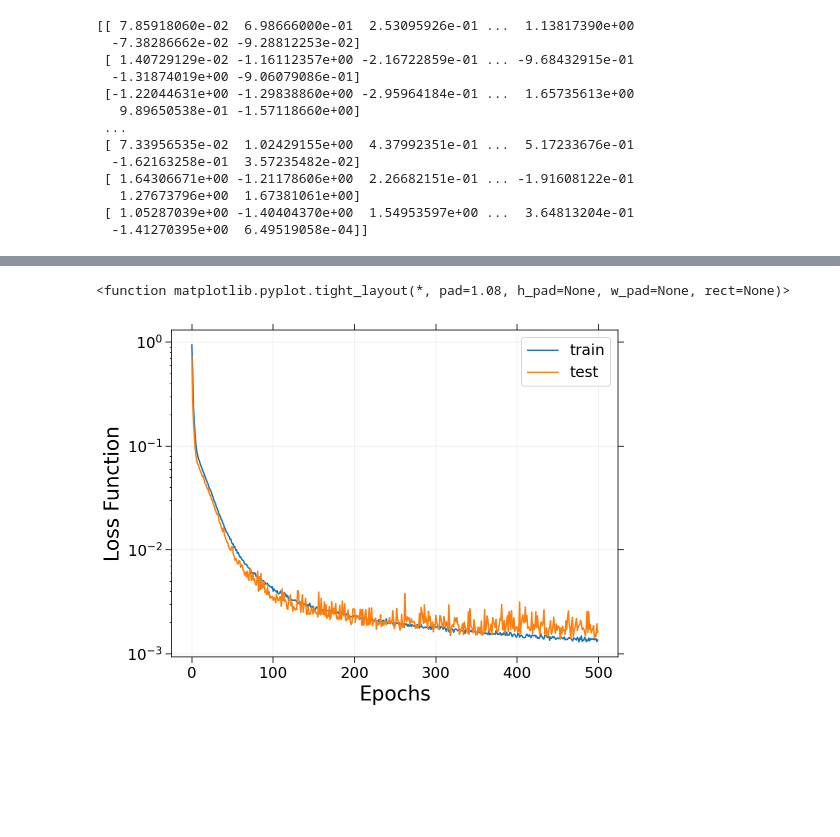
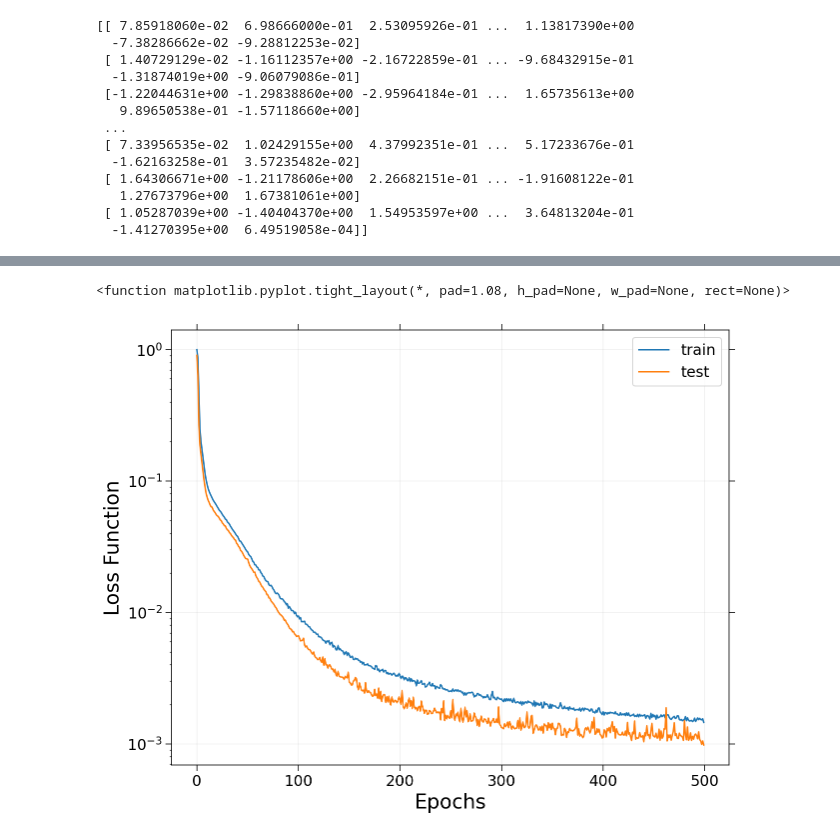
Before and after one commit to MSN64/Cosmo_Internship, a Jupyter notebook: emulator_7dim/EMULATOR_Internship_Main_7dim8000_FIX_500-ALR.ipynb, the cells around one changed output, grey strips where cells are left out. Drawn from its saved outputs; the diff is of its cells as text; code cells hidden in the pictures; blank space fills up the shorter version.

```diff
--- a/emulator_7dim/EMULATOR_Internship_Main_7dim8000_FIX_500-ALR.ipynb
+++ b/emulator_7dim/EMULATOR_Internship_Main_7dim8000_FIX_500-ALR.ipynb
@@ -177,12 +178,12 @@ plt.tight_layout()
 train_input_data = StandardScaler()
 test_output_data = StandardScaler()
 
-scaled_input = train_input_data.fit(input_data)                    # Compute the mean and std to be used for later scaling
-scaled_output = test_output_data.fit(output_data)
+scaled_input = train_input_data.fit(input_data.values)                    # Compute the mean and std to be used for later scaling
+scaled_output = test_output_data.fit(output_data.values)
 
 # Generating the standardized values of input and output:
-X = scaled_input.transform(input_data)                             # Perform standardisation by centring and scaling
-y = scaled_output.transform(output_data)                           # z = (x - u) / s
+X = scaled_input.transform(input_data.values)                             # Perform standardisation by centring and scaling
+y = scaled_output.transform(output_data.values)                           # z = (x - u) / s
 print(X)
 # %% [output]
 [[-0.49298496  1.42006517 -0.57569039 ...  1.12648255  1.13037967
@@ -295,7 +296,8 @@ tf_model.add(Dense(units=500, kernel_initializer='normal', activation='relu'))
 #Defining the output layer of the model
 tf_model.add(Dense(500, kernel_initializer='normal'))
 
-opt=tf.keras.optimizers.RMSprop(lr=4e-05, epsilon=1e-08)
+#opt=tf.keras.optimizers.RMSprop(learning_rate=4e-05, epsilon=1e-08)
+opt=tf.keras.optimizers.Adam(learning_rate=2e-05, beta_1=0.9, beta_2=0.999, epsilon=1e-08, decay=0.0)
 
 # Compiling the model
 tf_model.compile(optimizer=opt, loss='mean_squared_error', metrics=['accuracy'])
@@ -310,8 +312,14 @@ print('Accuracy:', 100-MAPE)
 #lr=0.001
 #90.0394087282938, RMSprop opt., lr=1e-04, epsilon=1e-08, 500 epochs, 500 units, Dropout 0.2, 2 hidden layers
 #89.92352064800525, lr=4e-05
-#87.288041475825, 600 units
-#89.6772378365107, 500 units, dropout=0.1
+#87.288041475825, lr=4e-05, 600 units
+#89.6772378365107, lr=4e-05, 500 units, dropout=0.1
+#89.6772378365107, lr=0.001, 500 units, dropout=0.1, adam opt.
+#90.85019412805444, lr=1e-04, 500 units, dropout=0.1, adam opt. !!
+#89.10977293694084, lr=8e-05, 500 units, dropout=0.1, adam opt.
+#82.71311320358983 lr=1e-04, 500 units, dropout=0.1, adam opt., 3 hidden layers
+#89.09635850464215, lr=1e-04, 500 units, dropout=0.1, adam opt.
+#90.20444849147174,lr=2e-05, 500 units, dropout=0.1, adam opt.
 tf_model.summary()
 # %% [output]
 Epoch 1/500
@@ -334,22 +342,23 @@ Wall time: 8min 17s
 # %%
-plt.figure(figsize = (8,6))
+plt.figure(figsize = (10,8))
 plt.plot(hist_.history["loss"], label="train")
 plt.plot(hist_.history["val_loss"], label="test")
 plt.legend(fontsize=15)
 plt.yscale("log")
 plt.xlabel('Epochs')
 plt.ylabel('Loss Function')
 plt.rc('axes', labelsize=16)
 plt.rc('axes', labelsize=20, titlesize=20)
 plt.rcParams['xtick.labelsize']=15
 plt.rcParams['ytick.labelsize']=15
 plt.grid(alpha=0.2)
 plt.grid(alpha=0.2)
 plt.tick_params(top=True,right=True, length=6)
+plt.savefig('Loss_Func_7param.jpg')
 plt.tight_layout
 # %% [output]
 <function matplotlib.pyplot.tight_layout(*, pad=1.08, h_pad=None, w_pad=None, rect=None)>
-[figure, old version]
+[figure, new version]
 # %%
 #Define func:
 
```
Also changed, not shown: parts of 4 cells of this notebook.
